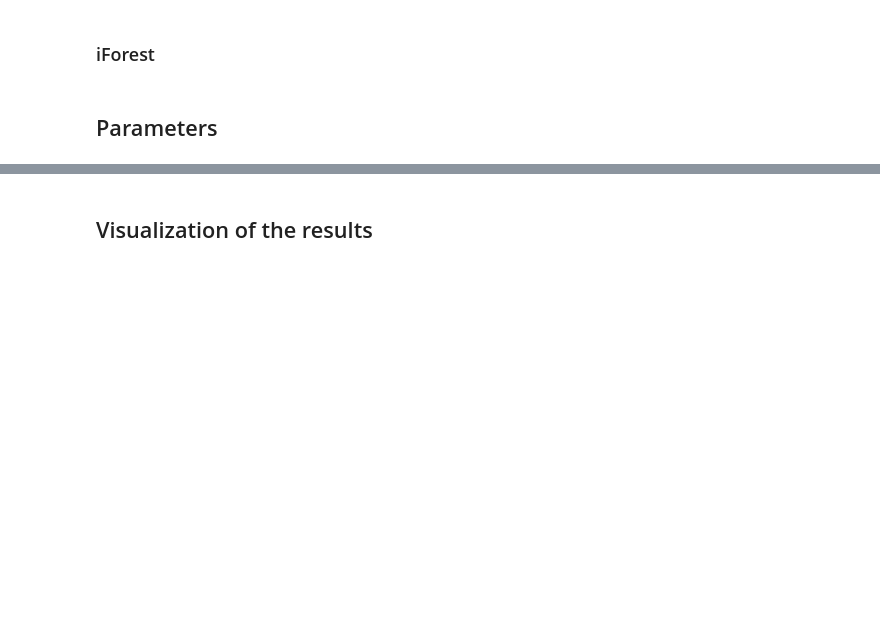
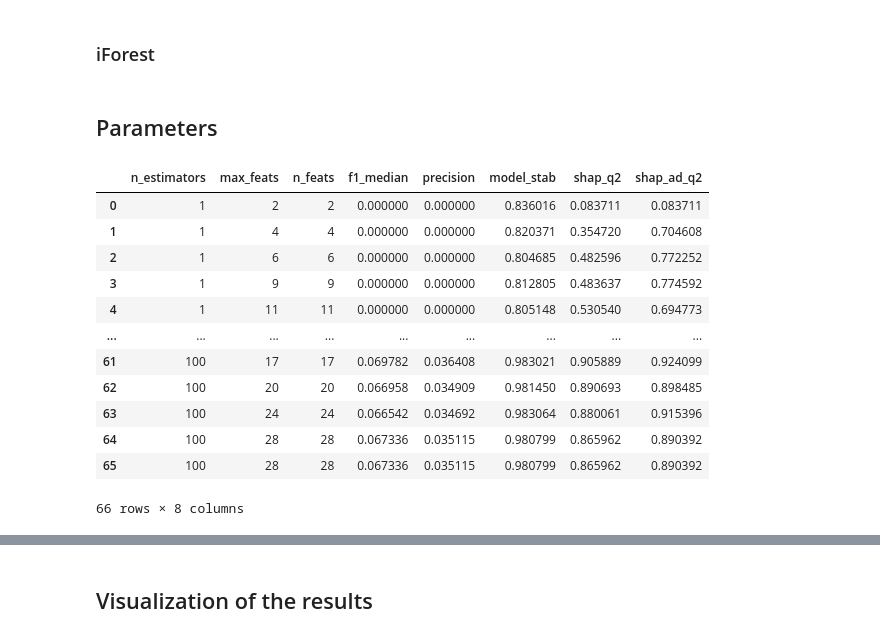
Before and after one commit to edo1691/ad_shap_stability, a Jupyter notebook: notebooks/01_03_02_results.ipynb, the cells around one changed output, grey strips where cells are left out. Saved outputs shown, nothing was run; the diff lists cells and outputs as text; code cells hidden in the pictures; blank space fills up the shorter version.

```diff
--- a/notebooks/01_03_02_results.ipynb
+++ b/notebooks/01_03_02_results.ipynb
@@ -88,9 +89,24 @@ excluded_cols = []
 # %%
 path_fi_shap = os.path.join(data_root, "outputs", f"{dataset_id}_fi_shap")
 path_shap = os.path.join(data_root, "outputs", f"{dataset_id}_shap.parquet")
 
 fi_shap_all = pd.read_parquet(path_fi_shap)
 df = pd.read_parquet(path_shap)
 
-var = ['n_estimators', 'n_feat', 'n_feats', 'precision_median', 'iforest_stab_unif_median', 'shap_q2']
+var = ['n_estimators', 'max_feats', 'n_feats', 'f1_median', 'precision', 'model_stab', 'shap_q2', 'shap_ad_q2']
 df = df[var]
+df
+# %% [output]
+|  | n_estimators | max_feats | n_feats | f1_median | precision | model_stab | shap_q2 | shap_ad_q2 |
+| 0 | 1 | 2 | 2 | 0.000000 | 0.000000 | 0.836016 | 0.083711 | 0.083711 |
+| 1 | 1 | 4 | 4 | 0.000000 | 0.000000 | 0.820371 | 0.354720 | 0.704608 |
+| 2 | 1 | 6 | 6 | 0.000000 | 0.000000 | 0.804685 | 0.482596 | 0.772252 |
+| 3 | 1 | 9 | 9 | 0.000000 | 0.000000 | 0.812805 | 0.483637 | 0.774592 |
+| 4 | 1 | 11 | 11 | 0.000000 | 0.000000 | 0.805148 | 0.530540 | 0.694773 |
+| ... | ... | ... | ... | ... | ... | ... | ... | ... |
+| 61 | 100 | 17 | 17 | 0.069782 | 0.036408 | 0.983021 | 0.905889 | 0.924099 |
+| 62 | 100 | 20 | 20 | 0.066958 | 0.034909 | 0.981450 | 0.890693 | 0.898485 |
+| 63 | 100 | 24 | 24 | 0.066542 | 0.034692 | 0.983064 | 0.880061 | 0.915396 |
+| 64 | 100 | 28 | 28 | 0.067336 | 0.035115 | 0.980799 | 0.865962 | 0.890392 |
+| 65 | 100 | 28 | 28 | 0.067336 | 0.035115 | 0.980799 | 0.865962 | 0.890392 |
+66 rows × 8 columns
```
Also changed, not shown: parts of 13 cells of this notebook, 6 other files.
